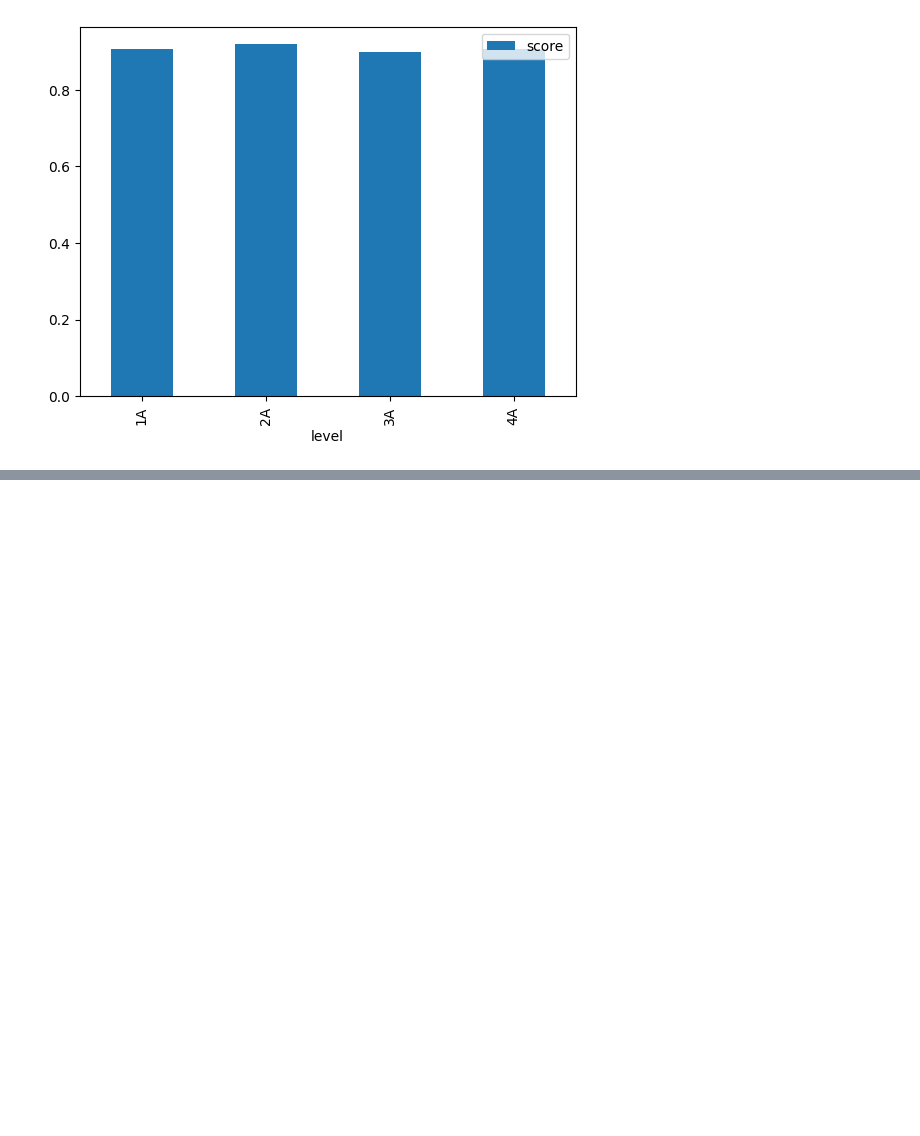
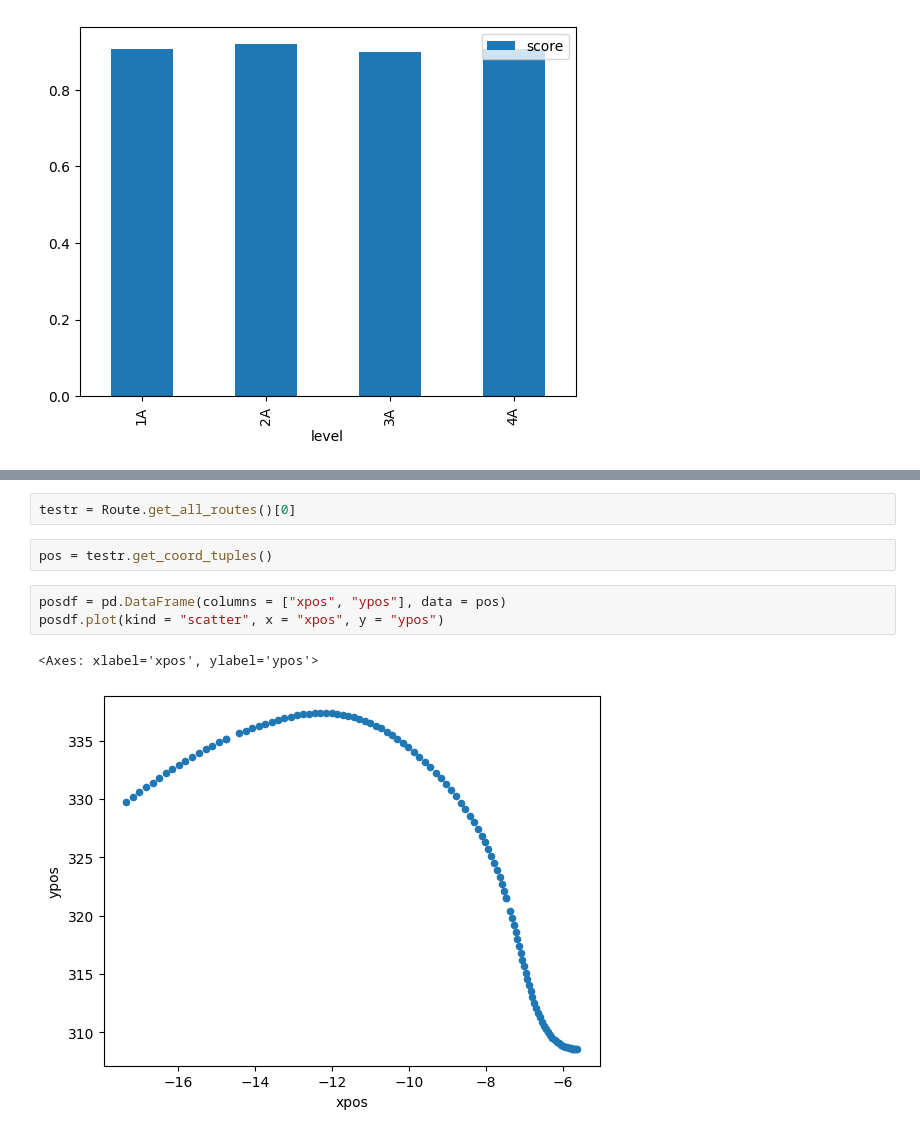
Before and after one commit to MattTokunaga/SMTDataChallenge2024, a Jupyter notebook: playground.ipynb, the cells around one changed output, grey strips where cells are left out. Drawn from its saved outputs; the diff is of its cells as text; blank space fills up the shorter version.

```diff
--- a/playground.ipynb
+++ b/playground.ipynb
@@ -415,0 +472,10 @@ home_only_routes[["level", "score"]].groupby("level").mean().plot(kind = "bar")
+# %%
+testr = Route.get_all_routes()[0]
+# %%
+pos = testr.get_coord_tuples()
+# %%
+posdf = pd.DataFrame(columns = ["xpos", "ypos"], data = pos)
+posdf.plot(kind = "scatter", x = "xpos", y = "ypos")
+# %% [output]
+<Axes: xlabel='xpos', ylabel='ypos'>
+[figure, added]
```
Also changed, not shown: parts of 9 cells of this notebook, 4 other files.
